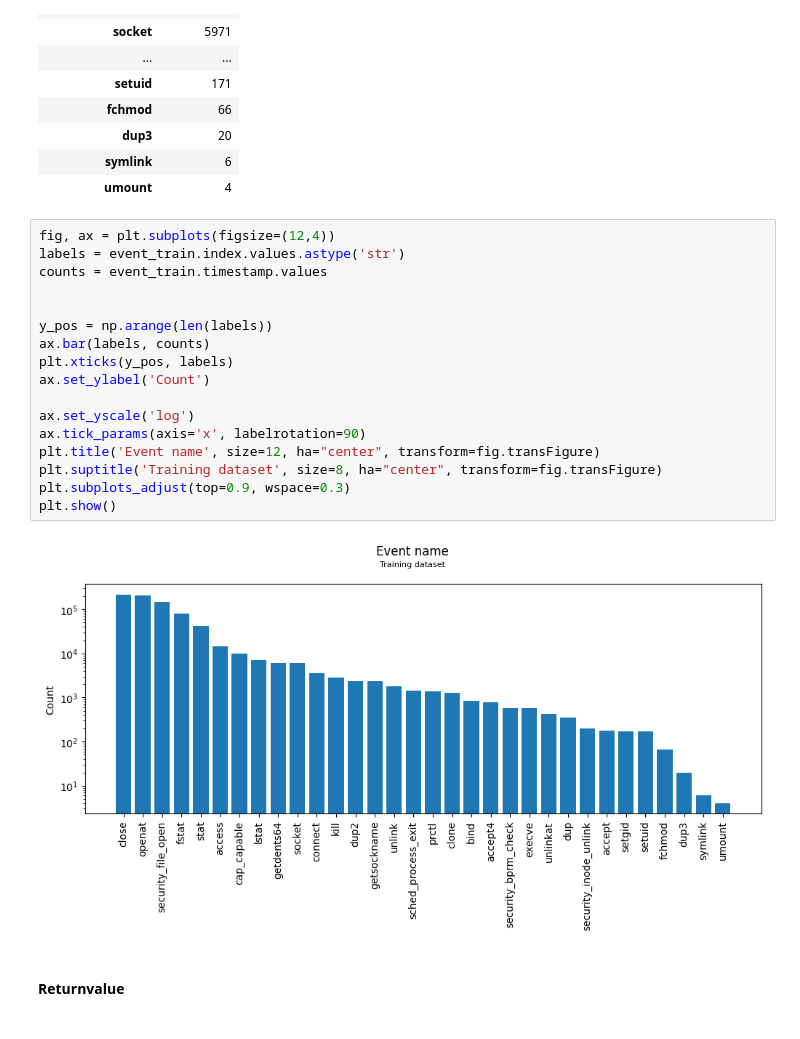
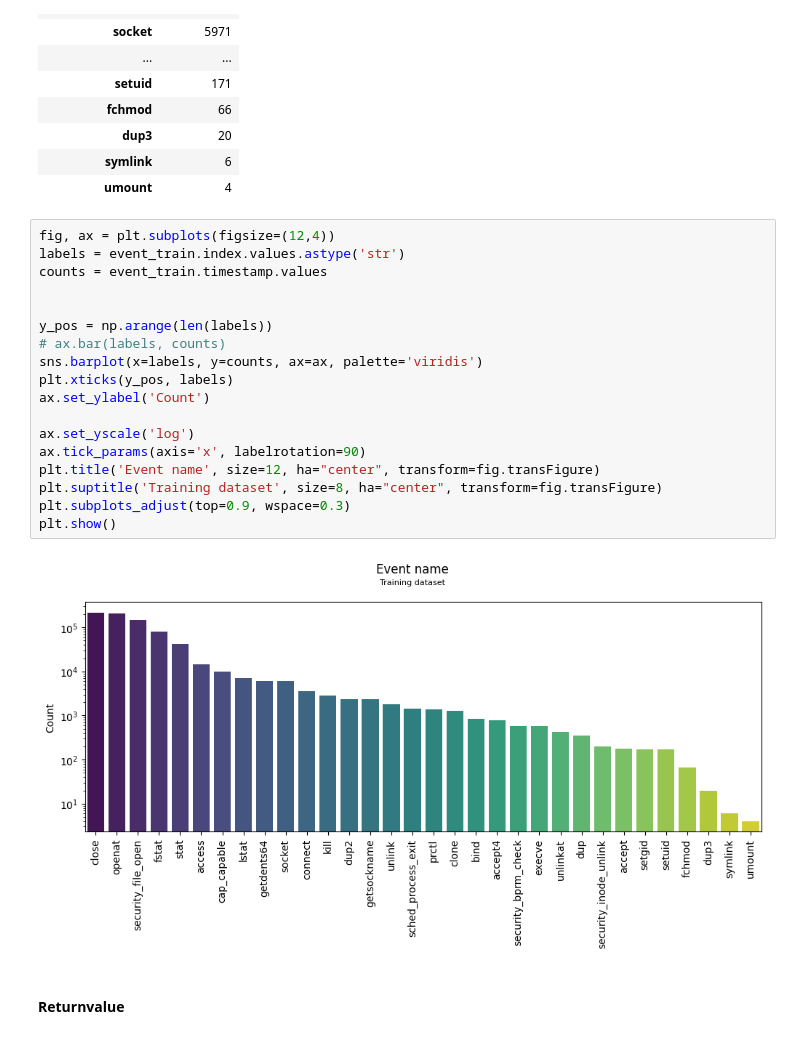
Before and after one commit to moryba/Beth-project, a Jupyter notebook: Data analysis/data analysis.ipynb, the cells around one changed output. Saved outputs shown, nothing was run; the diff lists cells and outputs as text.

```diff
--- a/Data analysis/data analysis.ipynb
+++ b/Data analysis/data analysis.ipynb
@@ -439,22 +455,23 @@ event_train
 # %%
 fig, ax = plt.subplots(figsize=(12,4))
 labels = event_train.index.values.astype('str')
 counts = event_train.timestamp.values
 
 
 y_pos = np.arange(len(labels))
-ax.bar(labels, counts)
+# ax.bar(labels, counts)
+sns.barplot(x=labels, y=counts, ax=ax, palette='viridis')
 plt.xticks(y_pos, labels)
 ax.set_ylabel('Count')
 
 ax.set_yscale('log')
 ax.tick_params(axis='x', labelrotation=90)
 plt.title('Event name', size=12, ha="center", transform=fig.transFigure)
 plt.suptitle('Training dataset', size=8, ha="center", transform=fig.transFigure)
 plt.subplots_adjust(top=0.9, wspace=0.3)
 plt.show()
 # %% [output]
-[figure, old version]
+[figure, new version]
 # %% [markdown]
 #### Returnvalue
 # %%
```
Also changed, not shown: parts of 4 cells of this notebook, 7 other files.
